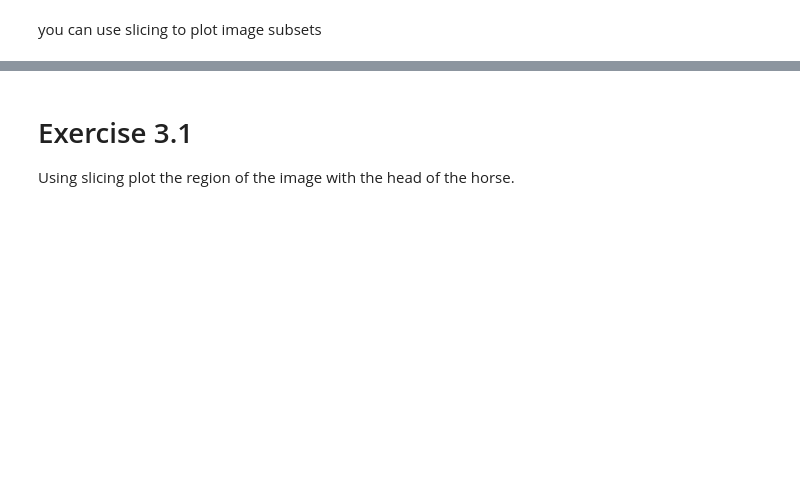
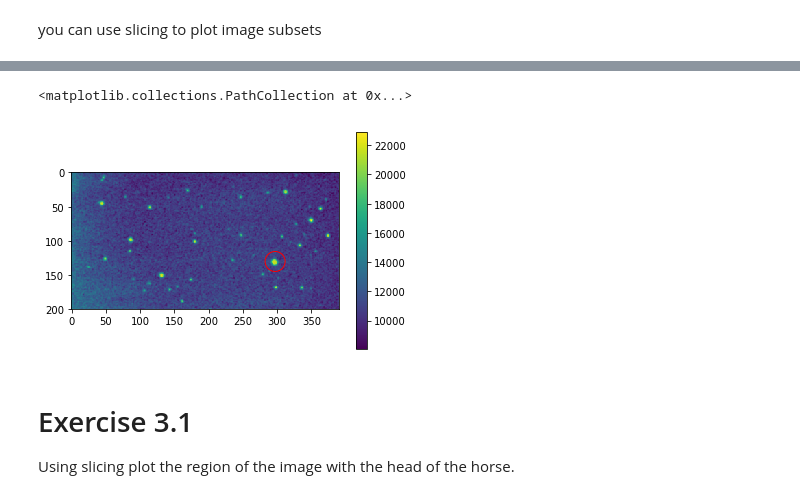
Before and after one commit to AndeanROAD/PythonISYA, a Jupyter notebook: 04.Astropy/03_FITS.ipynb, the cells around one changed output, grey strips where cells are left out. Drawn from its saved outputs; the diff is of its cells as text; code cells hidden in the pictures; blank space fills up the shorter version.

```diff
--- a/04.Astropy/03_FITS.ipynb
+++ b/04.Astropy/03_FITS.ipynb
@@ -75,3 +57,15 @@ FITS_rec([ (-3.1200000000000001, -3.1200000000000001, 0.089999999999999997, 0.04
+# %%
+plt.figure()
+plt.imshow(image_data[:200,500:])
+plt.colorbar()
+
+# You can plot other symbols on top of the image
+x = [297]
+y = [130]
+plt.scatter(x,y, s=400, marker='o', facecolors='none', edgecolors='r')
+# %% [output]
+<matplotlib.collections.PathCollection at 0x...>
+[figure, added]
 # %% [markdown]
 # Exercise 3.1
 
```
Also changed, not shown: parts of 7 cells of this notebook, 1 other file.
